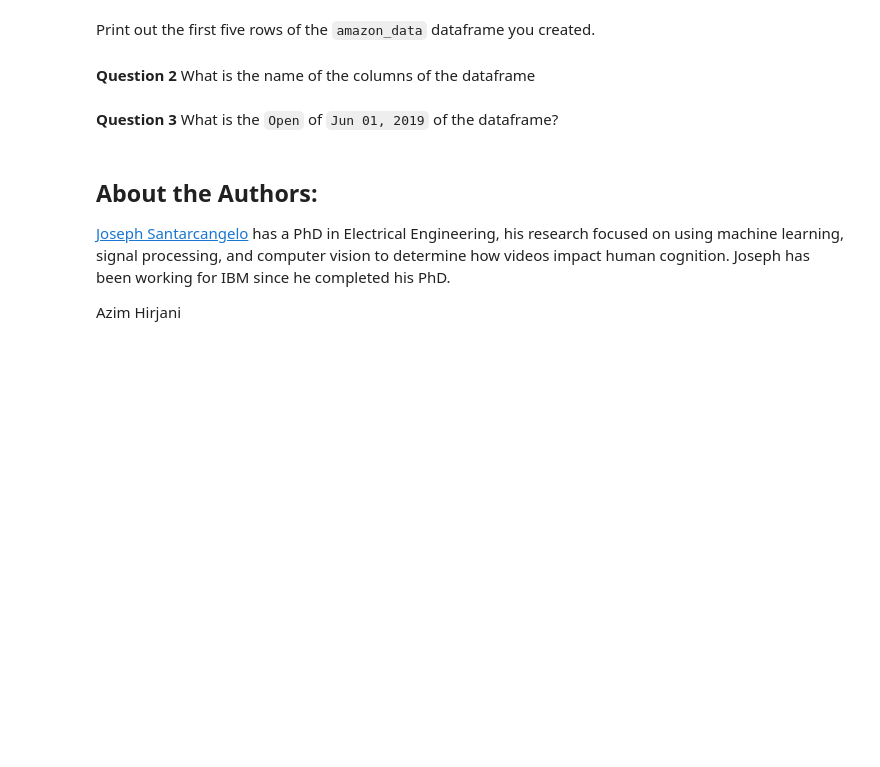
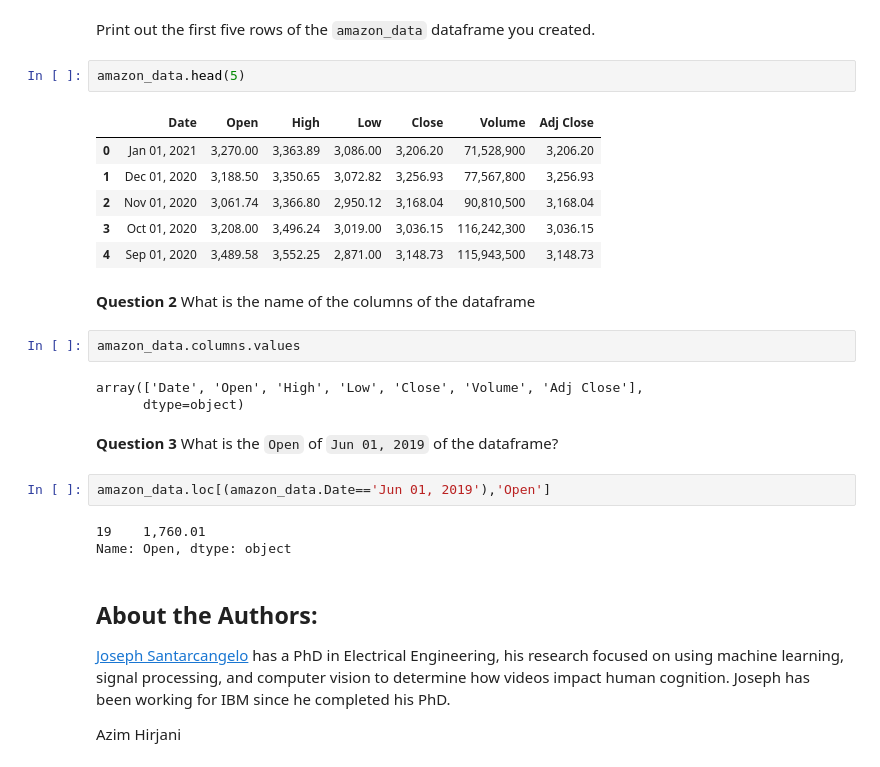
Before and after one commit to manursanchez/Practicas_Python_DataScience, a Jupyter notebook: 3. Final Assignment Webscraping.ipynb, the cells around one changed output. Cells and saved outputs as stored; diff of their text form; blank space fills up the shorter version.

```diff
--- a/3. Final Assignment Webscraping.ipynb
+++ b/3. Final Assignment Webscraping.ipynb
@@ -58,9 +99,28 @@ for row in soup.find("tbody").find_all("tr"):
 # %% [markdown]
 Print out the first five rows of the `amazon_data` dataframe you created.
+# %%
+amazon_data.head(5)
+# %% [output]
+|  | Date | Open | High | Low | Close | Volume | Adj Close |
+| 0 | Jan 01, 2021 | 3,270.00 | 3,363.89 | 3,086.00 | 3,206.20 | 71,528,900 | 3,206.20 |
+| 1 | Dec 01, 2020 | 3,188.50 | 3,350.65 | 3,072.82 | 3,256.93 | 77,567,800 | 3,256.93 |
+| 2 | Nov 01, 2020 | 3,061.74 | 3,366.80 | 2,950.12 | 3,168.04 | 90,810,500 | 3,168.04 |
+| 3 | Oct 01, 2020 | 3,208.00 | 3,496.24 | 3,019.00 | 3,036.15 | 116,242,300 | 3,036.15 |
+| 4 | Sep 01, 2020 | 3,489.58 | 3,552.25 | 2,871.00 | 3,148.73 | 115,943,500 | 3,148.73 |
 # %% [markdown]
 <b>Question 2</b> What is the name of the columns of the dataframe
+# %%
+amazon_data.columns.values
+# %% [output]
+array(['Date', 'Open', 'High', 'Low', 'Close', 'Volume', 'Adj Close'],
+      dtype=object)
 # %% [markdown]
 <b>Question 3</b> What is the `Open` of `Jun 01, 2019` of the dataframe?
+# %%
+amazon_data.loc[(amazon_data.Date=='Jun 01, 2019'),'Open']
+# %% [output]
+19    1,760.01
+Name: Open, dtype: object
 # %% [markdown]
 <h2>About the Authors:</h2>
 
```
Also changed, not shown: parts of 5 cells of this notebook, 1 other file.
